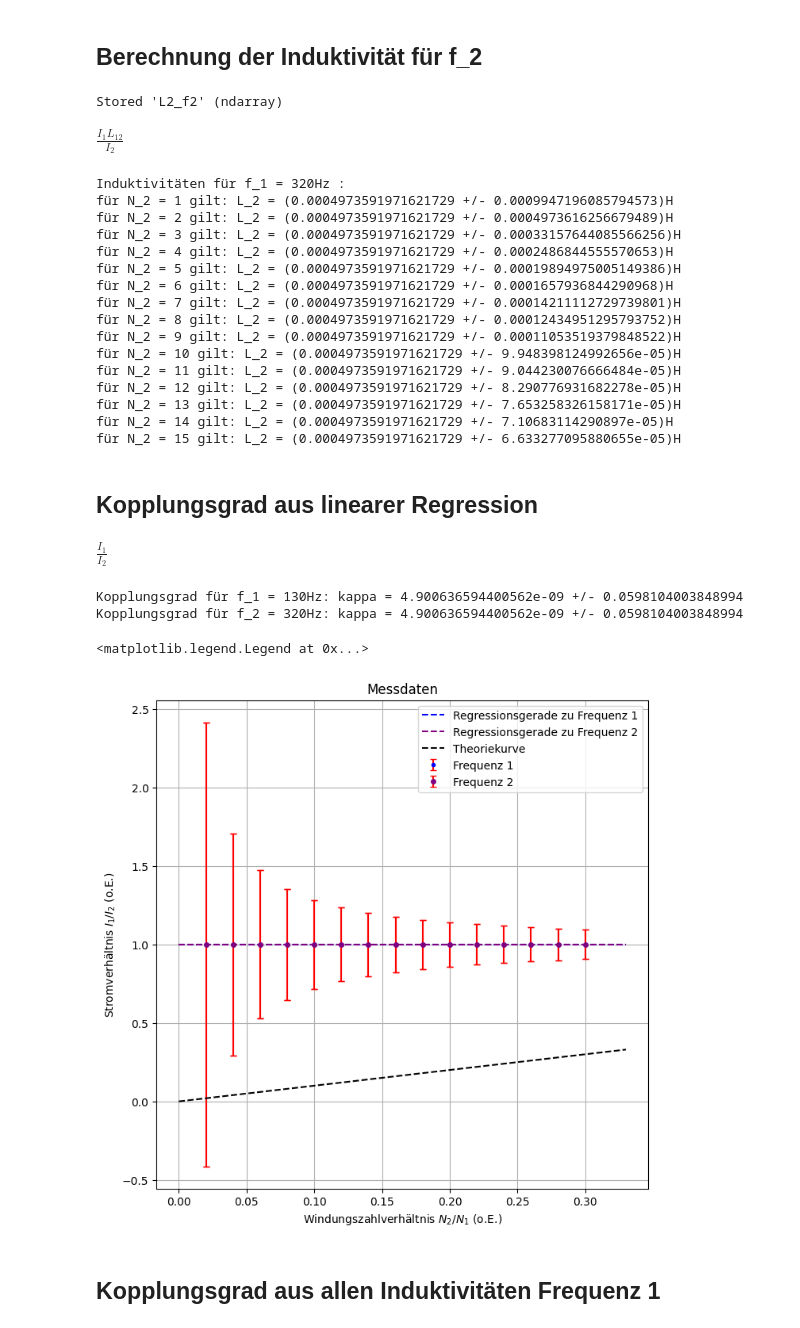
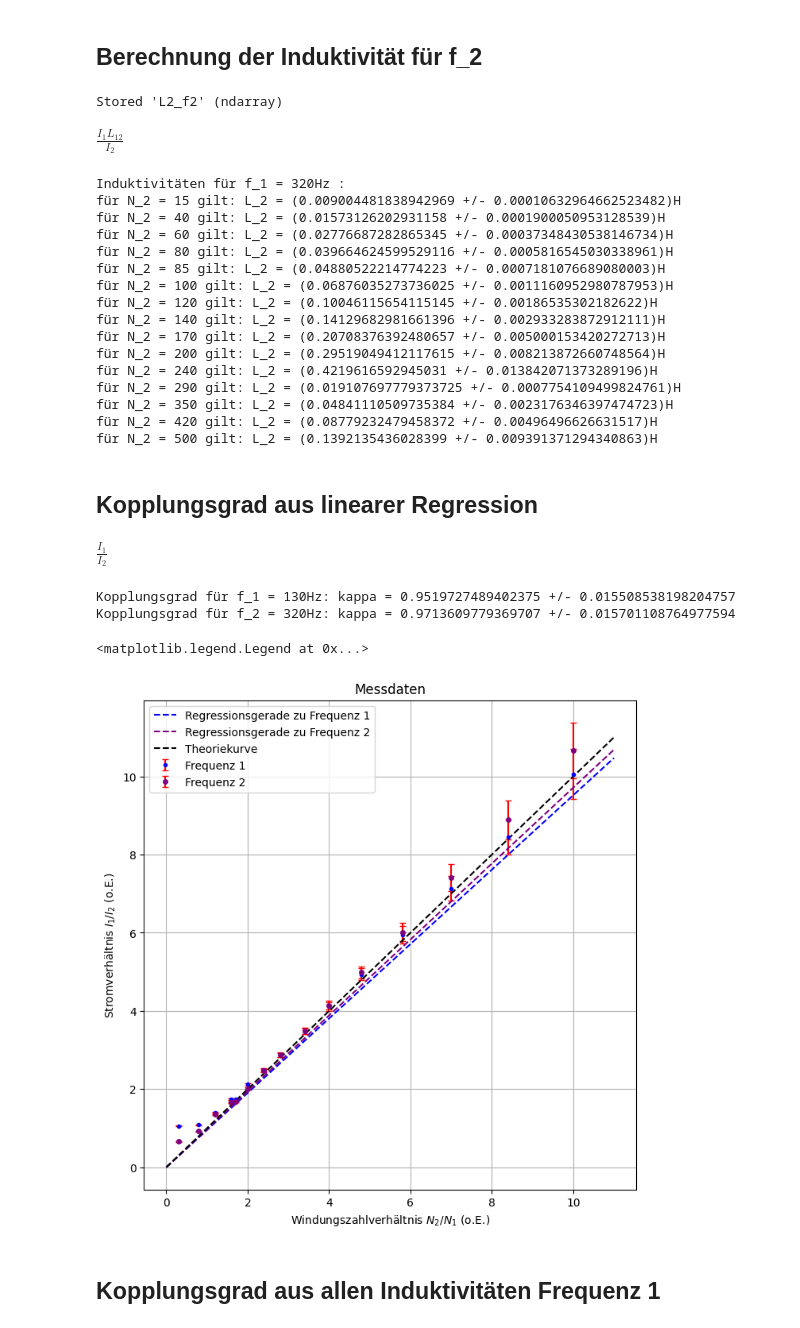
Before and after one commit to Beimi974/Grundpraktikum-Physik, a Jupyter notebook: Ic Versuche/V25 Transformator/Transformator 3.2.ipynb, the cells around one changed output. Drawn from its saved outputs; the diff is of its cells as text; code cells hidden in the pictures.

```diff
--- a/Ic Versuche/V25 Transformator/Transformator 3.2.ipynb
+++ b/Ic Versuche/V25 Transformator/Transformator 3.2.ipynb
@@ -10,16 +10,16 @@ omega_1 = f_1 * 2*np.pi
 omega_1_Fehler = f_1_Fehler * 2*np.pi
 
 N_1 = 50 #Primärwindungszahl
-N_2 = np.array([1, 2, 3, 4, 5, 6, 7, 8, 9, 10, 11, 12, 13, 14, 15]) #Sekundärwindungszahl
+N_2 = np.array([15, 40, 60, 80 ,85, 100, 120, 140, 170, 200, 240, 290, 350, 420, 500]) #Sekundärwindungszahl
 
-U1_f1 = np.array([1, 2, 3, 4, 5, 6, 7, 8, 9, 10, 11, 12, 13, 14, 15]) #Primärspannung bei Frequenz 1 in Volt
-U1_f1_Fehler = 1
+U1_f1 = np.array([0.182, 0.105, 0.068, 0.050 ,0.047, 0.038, 0.033, 0.029, 0.026, 0.039, 0.022,0.021, 0.020, 0.019, 0.019]) #Primärspannung bei Frequenz 1 in Volt
+U1_f1_Fehler = 0.002
 
-I1_f1 = np.array([1, 2, 3, 4, 5, 6, 7, 8, 9, 10, 11, 12, 13, 14, 15]) #Primärstrom bei Frequenz 1 in Ampere
-I1_f1_Fehler = 1
+I1_f1 = np.array([30.2, 30.7, 31.3, 31.6 ,31.6, 31.8, 31.9, 31.9, 32.0, 32.1, 32.1, 32.1, 32.1, 32.1, 32.2]) *10**(-3) #Primärstrom bei Frequenz 1 in Ampere
+I1_f1_Fehler = 0.2e-3
 
-I2_f1 = np.array([1, 2, 3, 4, 5, 6, 7, 8, 9, 10, 11, 12, 13, 14, 15]) #Sekundärstrom bei Frequenz 1 in Ampere
-I2_f1_Fehler = 1
+I2_f1 = np.array([28.6, 28.3, 22.4, 18.2, 18.2, 15.0, 12.8, 11.1, 9.2, 7.8, 6.5, 5.4, 4.5, 3.8, 3.2]) *10**(-3)#Sekundärstrom bei Frequenz 1 in Ampere
+I2_f1_Fehler = 0.2e-3
 
 
 
@@ -32,14 +32,14 @@ f_2_Fehler = 1
 omega_2 = f_2 * 2*np.pi
 omega_2_Fehler = f_2_Fehler * 2*np.pi
 
-U1_f2 = np.array([1, 2, 3, 4, 5, 6, 7, 8, 9, 10, 11, 12, 13, 14, 15]) #Primärspannung bei Frequenz 2 in Volt
-U1_f2_Fehler = 1
+U1_f2 = np.array([0.271, 0.121, 0.072, 0.052 ,0.050, 0.038, 0.033, 0.029, 0.026, 0.024, 0.022, 0.021, 0.020, 0.020, 0.019]) #Primärspannung bei Frequenz 2 in Volt
+U1_f2_Fehler = 0.002
 
-I1_f2 = np.array([1, 2, 3, 4, 5, 6, 7, 8, 9, 10, 11, 12, 13, 14, 15]) #Primärstrom bei Frequenz 2 in Ampere
-I1_f2_Fehler = 1
+I1_f2 = np.array([28.1, 30.1, 31.0, 31.3, 31.4, 31.6, 31.7, 31.7, 31.8, 31.9, 31.9, 31.9, 31.9, 32.0, 32.0])*10**(-3) #Primärstrom bei Frequenz 2 in Ampere
+I1_f2_Fehler = 0.2e-3
 
-I2_f2 = np.array([1, 2, 3, 4, 5, 6, 7, 8, 9, 10, 11, 12, 13, 14, 15]) #Sekundärstrom bei Frequenz 2 in Ampere
-I2_f2_Fehler = 1
+I2_f2 = np.array([42.6, 32.7, 22.9, 18.9, 18.7, 15.7, 12.8, 11.0, 9.1, 7.7, 6.4, 5.3, 4.3, 3.6, 3.0])*10**(-3) #Sekundärstrom bei Frequenz 2 in Ampere
+I2_f2_Fehler = 0.2e-3
 # %% [markdown]
 ## **Berechnung der Induktivität für f_1**
 # %%
@@ -113,24 +113,25 @@ for i in range(len(L2_f2)):
 Stored 'L2_f2' (ndarray)
 $\displaystyle \frac{I_{1} L_{12}}{I_{2}}$
 Induktivitäten für f_1 = 320Hz :
-für N_2 = 1 gilt: L_2 = (0.0004973591971621729 +/- 0.0009947196085794573)H
-für N_2 = 2 gilt: L_2 = (0.0004973591971621729 +/- 0.0004973616256679489)H
-für N_2 = 3 gilt: L_2 = (0.0004973591971621729 +/- 0.00033157644085566256)H
-für N_2 = 4 gilt: L_2 = (0.0004973591971621729 +/- 0.0002486844555570653)H
-für N_2 = 5 gilt: L_2 = (0.0004973591971621729 +/- 0.00019894975005149386)H
-für N_2 = 6 gilt: L_2 = (0.0004973591971621729 +/- 0.0001657936844290968)H
-für N_2 = 7 gilt: L_2 = (0.0004973591971621729 +/- 0.00014211112729739801)H
-für N_2 = 8 gilt: L_2 = (0.0004973591971621729 +/- 0.00012434951295793752)H
-für N_2 = 9 gilt: L_2 = (0.0004973591971621729 +/- 0.00011053519379848522)H
-für N_2 = 10 gilt: L_2 = (0.0004973591971621729 +/- 9.948398124992656e-05)H
-für N_2 = 11 gilt: L_2 = (0.0004973591971621729 +/- 9.044230076666484e-05)H
-für N_2 = 12 gilt: L_2 = (0.0004973591971621729 +/- 8.290776931682278e-05)H
-für N_2 = 13 gilt: L_2 = (0.0004973591971621729 +/- 7.653258326158171e-05)H
-für N_2 = 14 gilt: L_2 = (0.0004973591971621729 +/- 7.10683114290897e-05)H
-für N_2 = 15 gilt: L_2 = (0.0004973591971621729 +/- 6.633277095880655e-05)H
+für N_2 = 15 gilt: L_2 = (0.009004481838942969 +/- 0.00010632964662523482)H
+für N_2 = 40 gilt: L_2 = (0.01573126202931158 +/- 0.0001900050953128539)H
+für N_2 = 60 gilt: L_2 = (0.02776687282865345 +/- 0.00037348430538146734)H
+für N_2 = 80 gilt: L_2 = (0.039664624599529116 +/- 0.0005816545030338961)H
+für N_2 = 85 gilt: L_2 = (0.04880522214774223 +/- 0.0007181076689080003)H
+für N_2 = 100 gilt: L_2 = (0.06876035273736025 +/- 0.0011160952980787953)H
+für N_2 = 120 gilt: L_2 = (0.10046115654115145 +/- 0.00186535302182622)H
+für N_2 = 140 gilt: L_2 = (0.14129682981661396 +/- 0.002933283872912111)H
+für N_2 = 170 gilt: L_2 = (0.20708376392480657 +/- 0.005000153420272713)H
+für N_2 = 200 gilt: L_2 = (0.29519049412117615 +/- 0.008213872660748564)H
+für N_2 = 240 gilt: L_2 = (0.4219616592945031 +/- 0.013842071373289196)H
+für N_2 = 290 gilt: L_2 = (0.019107697779373725 +/- 0.0007754109499824761)H
+für N_2 = 350 gilt: L_2 = (0.04841110509735384 +/- 0.0023176346397474723)H
+für N_2 = 420 gilt: L_2 = (0.08779232479458372 +/- 0.00496496626631517)H
+für N_2 = 500 gilt: L_2 = (0.1392135436028399 +/- 0.009391371294340863)H
 # %% [markdown]
 ## **Kopplungsgrad aus linearer Regression**
 # %%
+
 import scipy.optimize
 import matplotlib.pyplot as plt
 
@@ -160,43 +161,43 @@ for i in range(len(I_Ratio_f2_Fehler)):
 def f(x,k,c):
     return k*x +c #Fit Funktion
 
-coefficients1, pcov1 = scipy.optimize.curve_fit(f, N_Ratio, I_Ratio_f1, sigma= I_Ratio_f1_Fehler, absolute_sigma= True)
+coefficients1, pcov1 = scipy.optimize.curve_fit(f, N_Ratio[2:], I_Ratio_f1[2:], sigma= I_Ratio_f1_Fehler[2:], absolute_sigma= True)
 kappa_1 = coefficients1[0]
 kappa_1_Fehler = np.sqrt(pcov1[0,0])
-c_1 = coefficients1[1]
+c_1 = 0
 
 print(f"Kopplungsgrad für f_1 = {f_1}Hz: kappa = {kappa_1} +/- {kappa_1_Fehler}")
 
-coefficients2, pcov2 = scipy.optimize.curve_fit(f, N_Ratio, I_Ratio_f2, sigma= I_Ratio_f2_Fehler, absolute_sigma= True)
+coefficients2, pcov2 = scipy.optimize.curve_fit(f, N_Ratio[2:], I_Ratio_f2[2:], sigma= I_Ratio_f2_Fehler[2:], absolute_sigma= True)
 kappa_2 = coefficients2[0]
 kappa_2_Fehler = np.sqrt(pcov2[0,0])
-c_2 = coefficients2[1]
+c_2 = 0
 
 print(f"Kopplungsgrad für f_2 = {f_2}Hz: kappa = {kappa_2} +/- {kappa_2_Fehler}")
 
 #Plot
 fig, ax1 = plt.subplots(1, 1, figsize=(8, 8))
 
 ax1.errorbar(N_Ratio, I_Ratio_f1, yerr=I_Ratio_f1_Fehler, fmt="o", label="Frequenz 1", color="blue", markersize=3, capsize=3, ecolor="r")
 ax1.errorbar(N_Ratio, I_Ratio_f2, yerr=I_Ratio_f2_Fehler, fmt="o", label="Frequenz 2", color="purple", markersize=4, capsize=3, ecolor="r")
 
 xwerte = np.linspace(0, np.max(N_Ratio)*1.1, 500)
 ax1.plot(xwerte, kappa_1*xwerte + c_1, color = "blue", linestyle = "--", label = "Regressionsgerade zu Frequenz 1")
 ax1.plot(xwerte, kappa_2*xwerte + c_2, color = "purple", linestyle = "--", label = "Regressionsgerade zu Frequenz 2")
 
 ax1.plot(xwerte, xwerte, color = "black", linestyle = "--", label = "Theoriekurve")
 
 ax1.set_xlabel(r"Windungszahlverhältnis $N_2/N_1$ (o.E.)")
 ax1.set_ylabel(r"Stromverhältnis $I_1/I_2$ (o.E.)")
 ax1.grid(True)
 ax1.set_title("Messdaten")
 ax1.legend()
 # %% [output]
 $\displaystyle \frac{I_{1}}{I_{2}}$
-Kopplungsgrad für f_1 = 130Hz: kappa = 4.900636594400562e-09 +/- 0.0598104003848994
-Kopplungsgrad für f_2 = 320Hz: kappa = 4.900636594400562e-09 +/- 0.0598104003848994
+Kopplungsgrad für f_1 = 130Hz: kappa = 0.9519727489402375 +/- 0.015508538198204757
+Kopplungsgrad für f_2 = 320Hz: kappa = 0.9713609779369707 +/- 0.015701108764977594
 <matplotlib.legend.Legend at 0x...>
-[figure, old version]
+[figure, new version]
 # %% [markdown]
 ## **Kopplungsgrad aus allen Induktivitäten Frequenz 1**
 # %%
```
Also changed, not shown: parts of 3 cells of this notebook, 2 other files.
